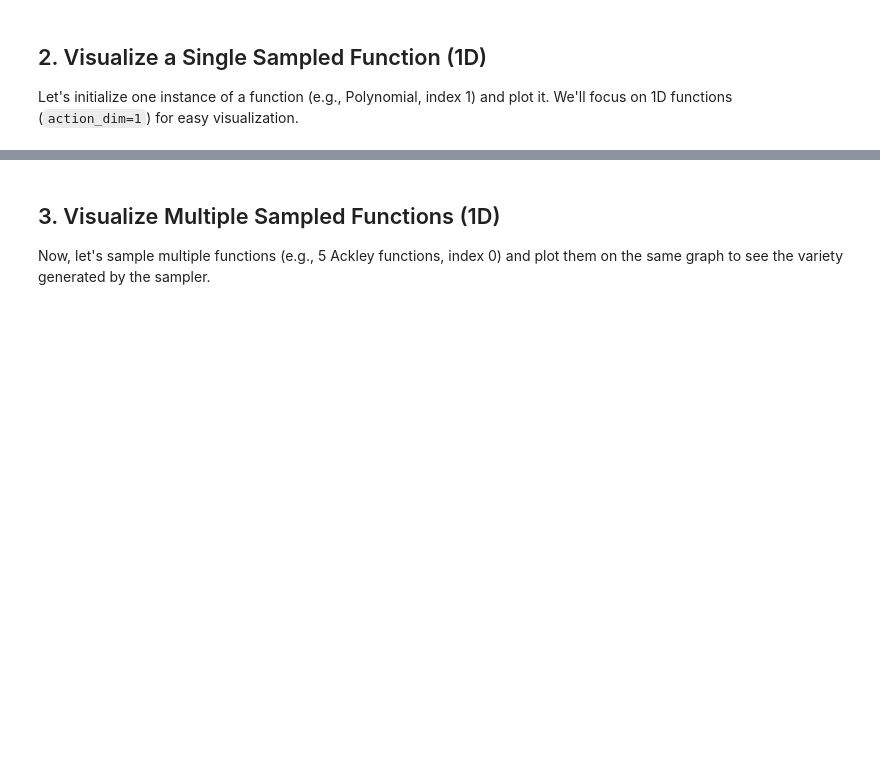
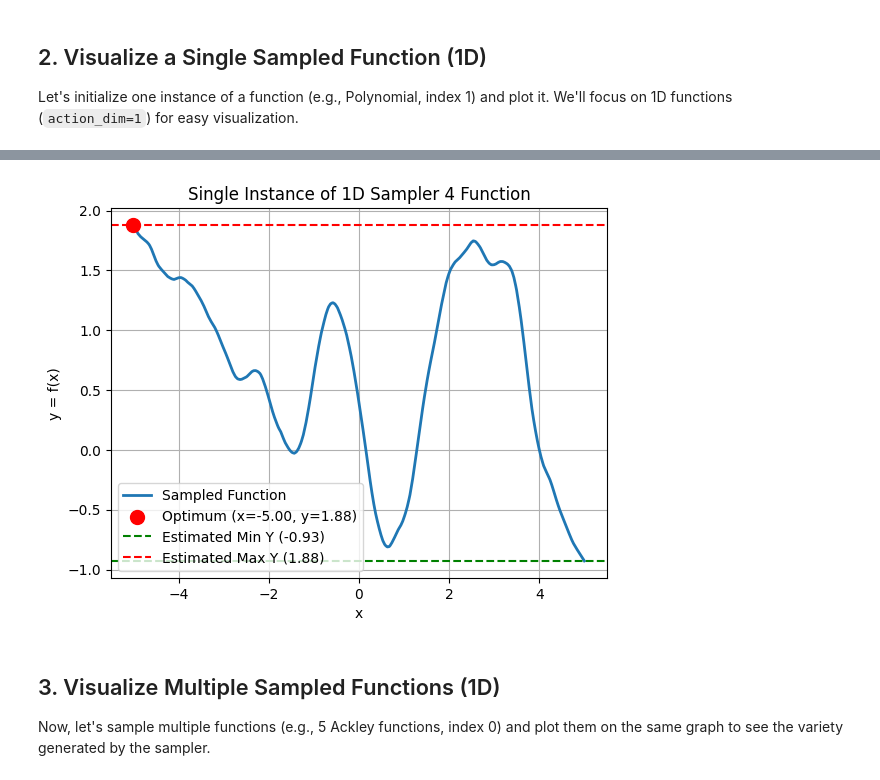
Before and after one commit to Jimvos32/Recurrent-PPO-Jax, a Jupyter notebook: src/tasks/envs/env_notebooks/jax_sampler.ipynb, the cells around one changed output, grey strips where cells are left out. Saved outputs shown, nothing was run; the diff lists cells and outputs as text; code cells hidden in the pictures; blank space fills up the shorter version.

```diff
--- a/src/tasks/envs/env_notebooks/jax_sampler.ipynb
+++ b/src/tasks/envs/env_notebooks/jax_sampler.ipynb
@@ -225,0 +113,72 @@ sampler_index_to_plot = 4  # 0 for Ackley, 1 for Polynomial
+# %%
+# --- Configuration ---
+sampler_index_to_plot = 4  # 0 for Ackley, 1 for Polynomial
+f_name =  FuncIndices._value2member_map_.get(sampler_index_to_plot).name
+
+# Usage
+print(f_name)  # Outputs: "poly"
+# action_dimension = 1
+x_min, x_max = -5.0, 5.0
+num_points = 500 # Number of points for plotting the function shape
+
+
+
+
+
+
+env_params = create_env_params(conf_dict)
+
+
+# --- Initialize Sampler ---
+key = jax.random.PRNGKey(0) # Use a fixed key for reproducibility
+
+sampler_params = initialize_sampler(key, sampler_index_to_plot, env_params.action_dim, env_params) #this line still crashes
+
+print("--- Initialized Sampler Parameters ---")
+
+# --- Generate Data for Plotting ---
+# Create a range of x values for plotting
+bounds = conf_dict[f_name + '_env']['bounds']
+x_plot = jnp.linspace(bounds[0], bounds[1], num_points).reshape(-1, env_params.action_dim)
+
+# x_plot = jnp.expand_dims(x_plot, axis=0)  # Add a batch dimension
+
+
+# # Compute y values using vmap for efficiency
+# # Define a function that computes y for a single x using the initialized params
+compute_single_y_jit = jax.jit(lambda x: compute_y_sampler(x, sampler_params, env_params))
+# Map the JITted function over all x values
+y_plot = jax.vmap(compute_single_y_jit, in_axes=0)(x_plot)
+
+compute_batch_y = jax.vmap(lambda x: compute_y_sampler(x, sampler_params, env_params))
+
+# JIT the whole vmapped operation
+compute_batch_y_jit = jax.jit(compute_batch_y)
+
+y_plot = compute_batch_y_jit(x_plot)
+
+# --- Plotting ---
+plt.figure()
+plt.plot(x_plot.flatten(), y_plot.flatten(), label='Sampled Function', linewidth=2)
+
+# Highlight Min/Max and Optimum
+# for k in sampler_params.keys():
+#     print(k["commmon"])
+
+opt_x = sampler_params["common"]['optimum_point']
+max_y = sampler_params["common"]['max_y']
+min_y = sampler_params["common"]['min_y']
+
+plt.scatter([opt_x], [max_y], color='red', s=100, zorder=5, label=f'Optimum (x={opt_x[0]:.2f}, y={max_y:.2f})')
+plt.axhline(min_y, color='green', linestyle='--', label=f'Estimated Min Y ({min_y:.2f})')
+plt.axhline(max_y, color='red', linestyle='--', label=f'Estimated Max Y ({max_y:.2f})')
+
+# Add labels and title
+func_name = 'Polynomial' if sampler_index_to_plot == 1 else 'Ackley' if sampler_index_to_plot == 0 else f'Sampler {sampler_index_to_plot}'
+plt.title(f'Single Instance of 1D {func_name} Function')
+plt.xlabel('x')
+plt.ylabel('y = f(x)')
+plt.legend()
+plt.grid(True)
+plt.show()
+# %% [output]
@@ -226,3 +200,4 @@ sampler_index_to_plot = 4  # 0 for Ackley, 1 for Polynomial
+[figure, added]
 # %% [markdown]
 ## 3. Visualize Multiple Sampled Functions (1D)
 
```
Also changed, not shown: parts of 12 cells of this notebook, 12 other files.
